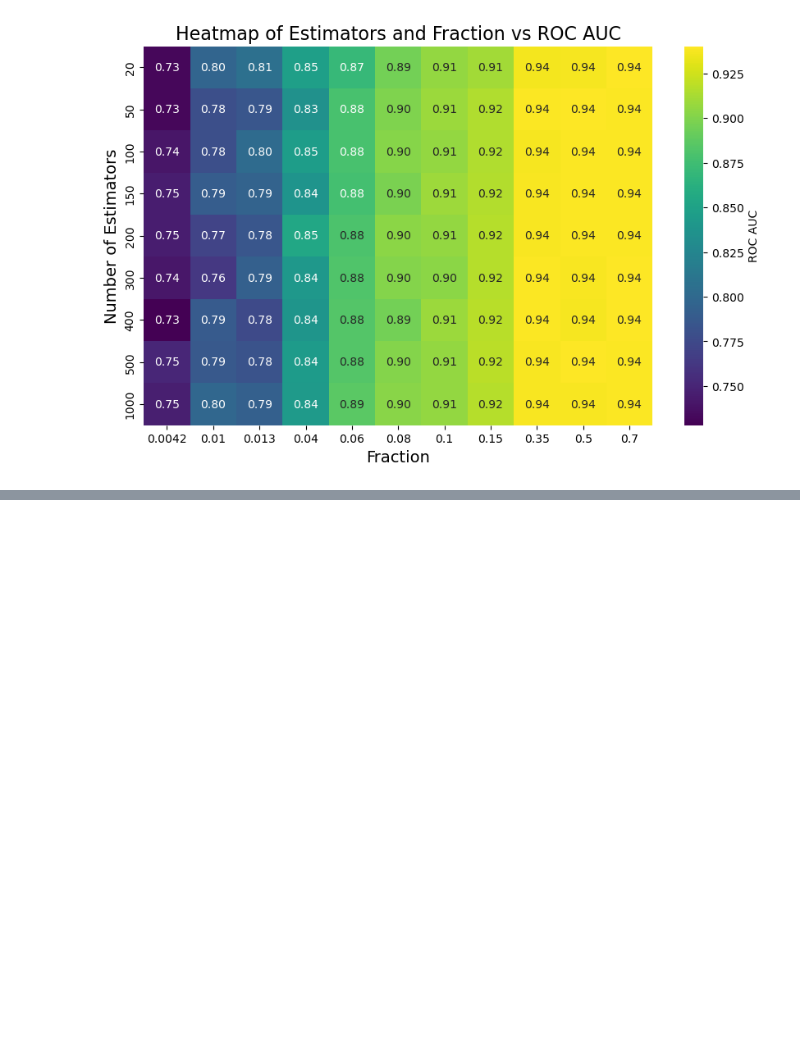
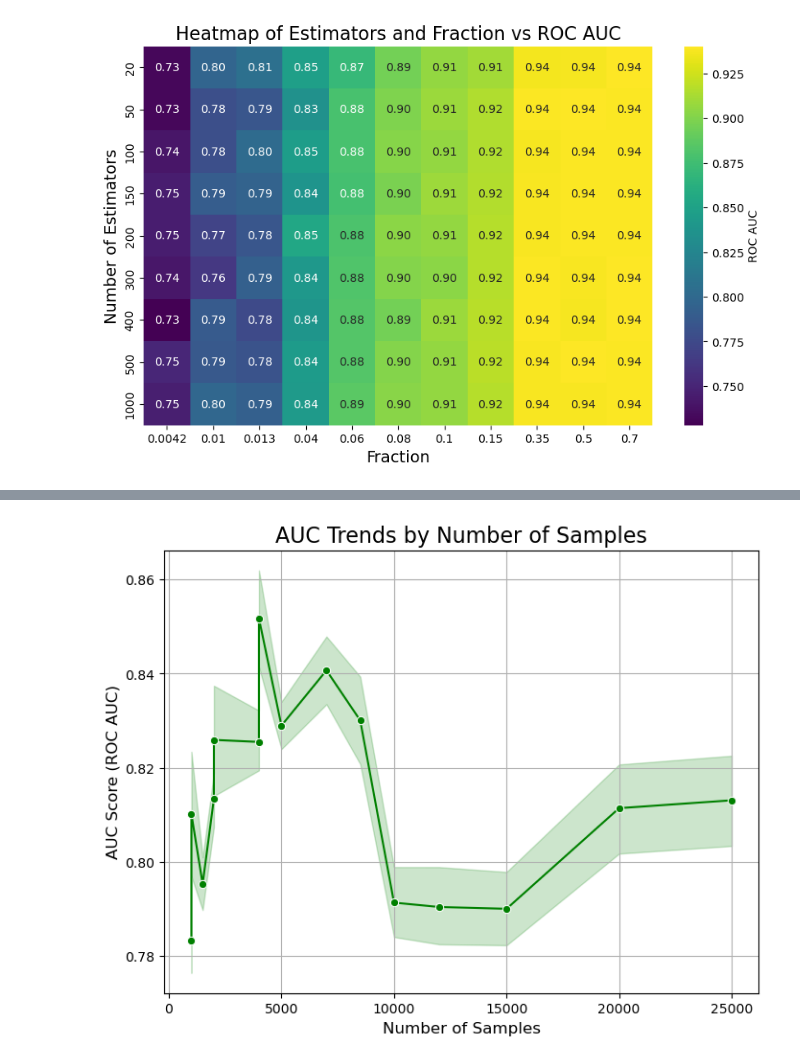
Before and after one commit to Vinylango25/Active-Semi-Supervised-Learning-SSALAD-Project-, a Jupyter notebook: jupyter/TestParams.ipynb, the cells around one changed output, grey strips where cells are left out. Cells and saved outputs as stored; diff of their text form; code cells hidden in the pictures; blank space fills up the shorter version.

```diff
--- a/jupyter/TestParams.ipynb
+++ b/jupyter/TestParams.ipynb
@@ -236,0 +265,11 @@ sns.scatterplot(
+# %%
+# average UAC
+plt.figure(figsize=(8, 6))
+sns.lineplot(data=iforest_size_data, x='num_samples', y='roc_auc', marker='o', color='green')
+plt.title("AUC Trends by Number of Samples", fontsize=16)
+plt.xlabel("Number of Samples", fontsize=12)
+plt.ylabel("AUC Score (ROC AUC)", fontsize=12)
+plt.grid(True)
+plt.show()
+# %% [output]
+[figure, added]
```
Also changed, not shown: parts of 33 cells of this notebook, 1 other file.
